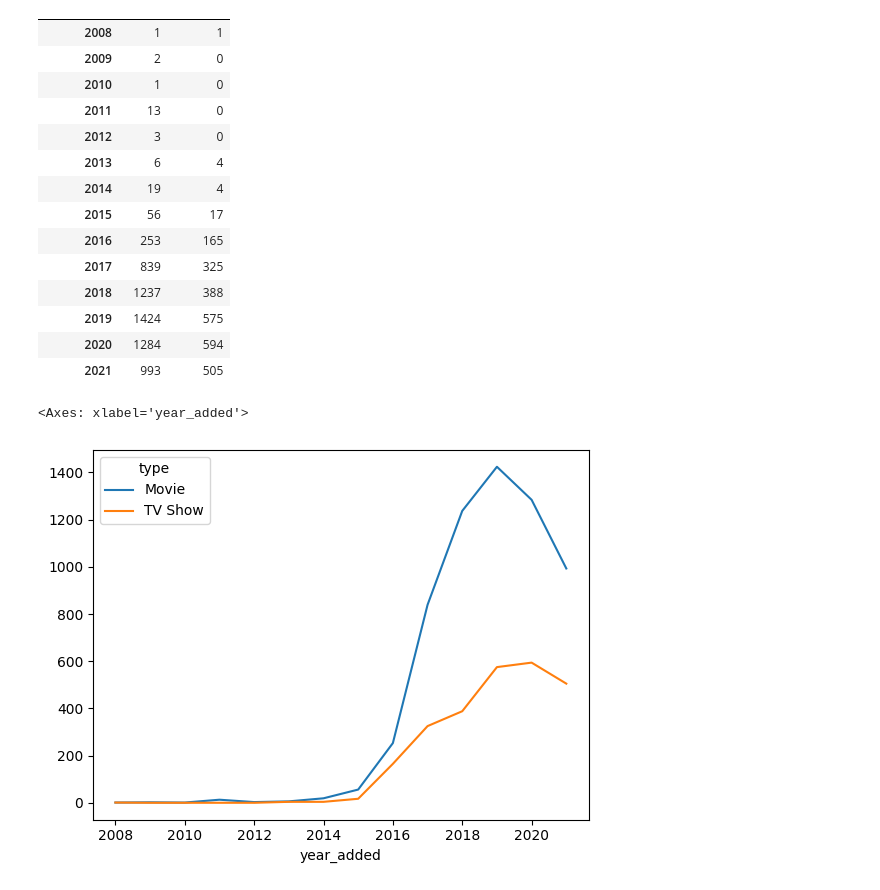
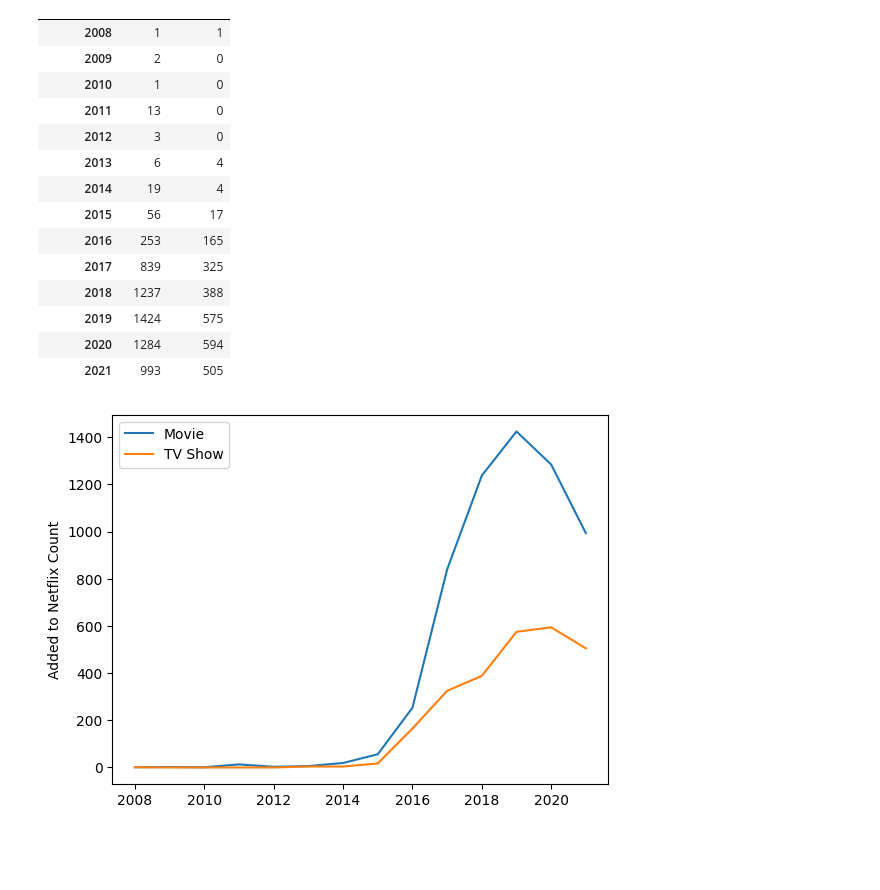
Before and after one commit to HamzahFayad/netflix-insights, a Jupyter notebook: netflix_data_analysis.ipynb, the cells around one changed output. Cells and saved outputs as stored; diff of their text form; code cells hidden in the pictures; blank space fills up the shorter version.

```diff
--- a/netflix_data_analysis.ipynb
+++ b/netflix_data_analysis.ipynb
@@ -49,8 +48,11 @@ combined_count
 | 2019 | 1424 | 575 |
 | 2020 | 1284 | 594 |
 | 2021 | 993 | 505 |
-# %%
-combined_count.plot(kind="line")
-# %% [output]
-<Axes: xlabel='year_added'>
-[figure, removed]
+# %%
+combined_count.plot(kind="line")
+plt.ylabel("Added to Netflix Count")
+plt.xlabel("")
+plt.legend()
+plt.show()
+# %% [output]
+[figure, added]
```
Also changed, not shown: parts of 7 cells of this notebook.
